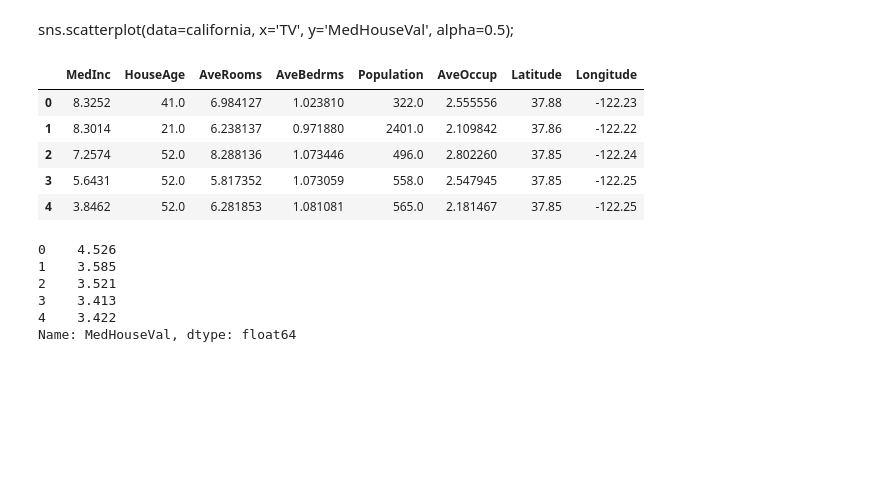
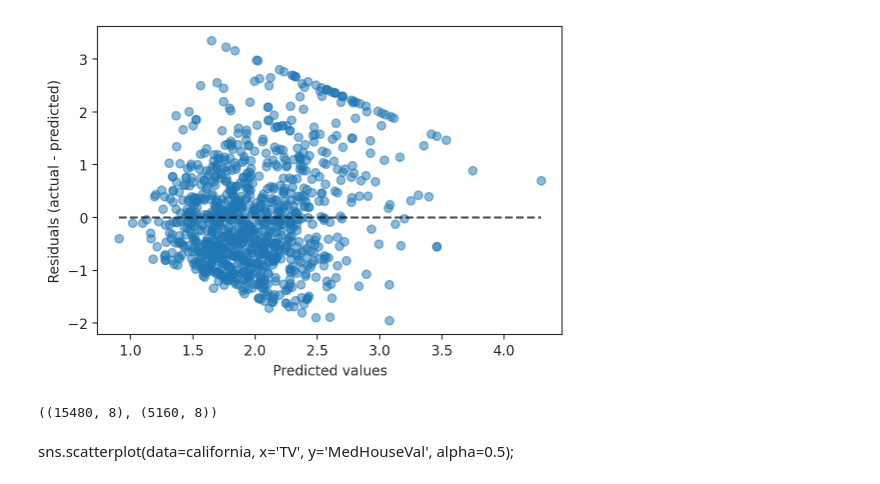
Before and after one commit to kessingtonosazee/GCP_Project_1, a Jupyter notebook: Practice1.ipynb, the cells around one changed output. Cells and saved outputs as stored; diff of their text form; code cells hidden in the pictures; blank space fills up the shorter version.

```diff
--- a/Practice1.ipynb
+++ b/Practice1.ipynb
@@ -41,20 +82,17 @@ california.head()
+# %%
+# Residual Vs Predicted
+PredictionErrorDisplay.from_estimator(
+    knnr,
+    X,
+    y,
+    kind="residual_vs_predicted",
+    scatter_kwargs=dict(alpha=0.5)
+);
+# %% [output]
+[figure, added]
+# %%
+X_train.shape, X_test.shape
+# %% [output]
+((15480, 8), (5160, 8))
 # %% [markdown]
 sns.scatterplot(data=california, x='TV', y='MedHouseVal', alpha=0.5);
-# %%
-X.head()
-# %% [output]
-|  | MedInc | HouseAge | AveRooms | AveBedrms | Population | AveOccup | Latitude | Longitude |
-| 0 | 8.3252 | 41.0 | 6.984127 | 1.023810 | 322.0 | 2.555556 | 37.88 | -122.23 |
-| 1 | 8.3014 | 21.0 | 6.238137 | 0.971880 | 2401.0 | 2.109842 | 37.86 | -122.22 |
-| 2 | 7.2574 | 52.0 | 8.288136 | 1.073446 | 496.0 | 2.802260 | 37.85 | -122.24 |
-| 3 | 5.6431 | 52.0 | 5.817352 | 1.073059 | 558.0 | 2.547945 | 37.85 | -122.25 |
-| 4 | 3.8462 | 52.0 | 6.281853 | 1.081081 | 565.0 | 2.181467 | 37.85 | -122.25 |
-# %%
-y.head()
-# %% [output]
-0    4.526
-1    3.585
-2    3.521
-3    3.413
-4    3.422
-Name: MedHouseVal, dtype: float64
```
Also changed, not shown: parts of 10 cells of this notebook.
